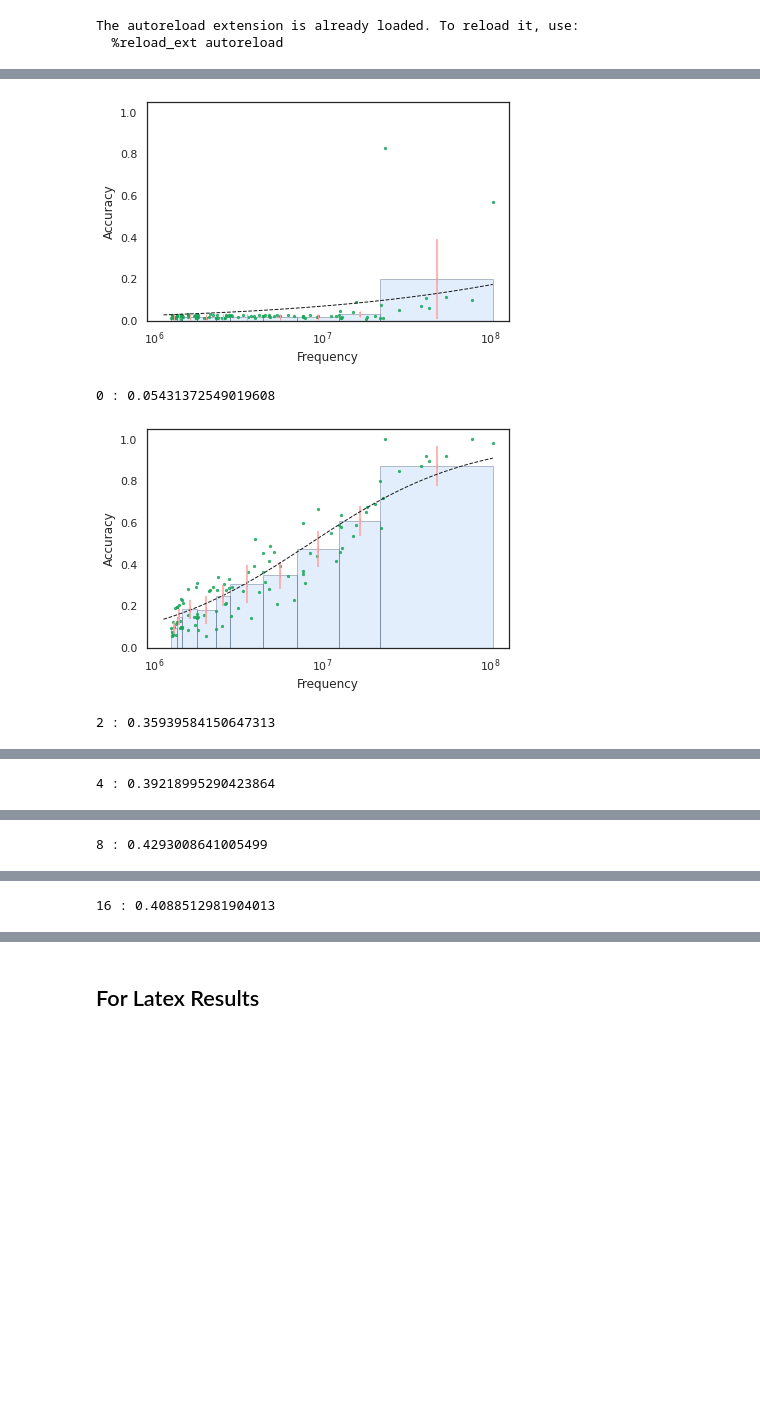
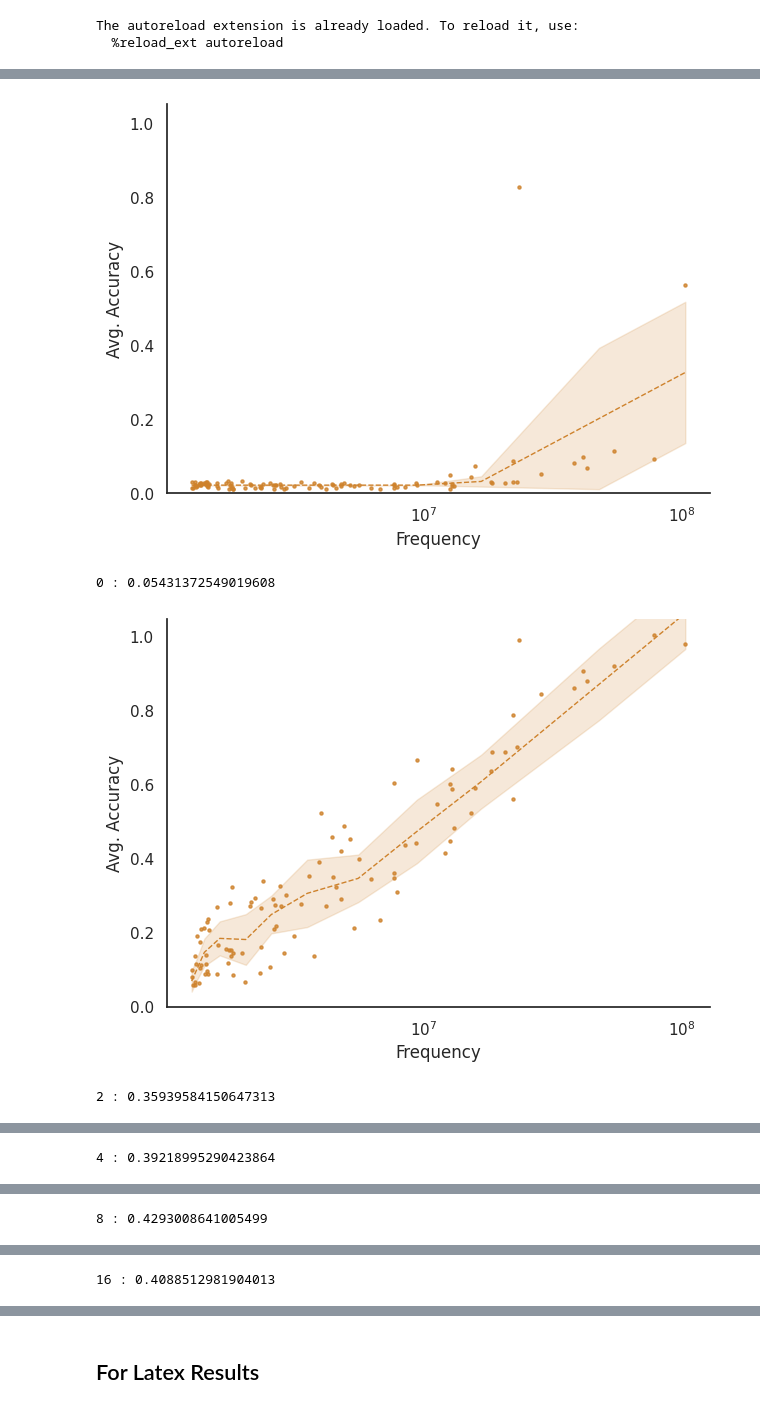
Before and after one commit to yasamanrazeghi7/TermFrequency, a Jupyter notebook: GPTAnalyzer/AggregateResults/clean_plots.ipynb, the cells around one changed output, grey strips where cells are left out. Cells and saved outputs as stored; diff of their text form; code cells hidden in the pictures; blank space fills up the shorter version.

```diff
--- a/GPTAnalyzer/AggregateResults/clean_plots.ipynb
+++ b/GPTAnalyzer/AggregateResults/clean_plots.ipynb
@@ -17,5 +22,3 @@ from plot_utils import PlotInfo, save_freq_acc_plot_and_get_info, save_logistic_
 # %% [output]
 The autoreload extension is already loaded. To reload it, use:
   %reload_ext autoreload
-# %%
-sns.set_theme(style="white", palette="pastel")
@@ -21,0 +28,5 @@ sns.set_theme(style="white", palette="pastel")
+# %%
+# RUN EVERYTIME
+mpl.rcdefaults()
+sns.set_theme(style="white")
+plot_utils.frequency_cache_singleton = my_frequency_cache
@@ -21,0 +62,12 @@ sns.set_theme(style="white", palette="pastel")
+# %%
+fig, ax = plt.subplots(1, 1)
+sns.despine()
+a = save_freq_acc_plot_and_get_info('mult', 4, 'gptj', key='xy', show_plot = True,
+                                    important_points=[
+                                                      # "('24', '47')",
+                                                      "('24', '48')",
+                                                      # "('23', '47')",
+                                                      "('23', '48')",
+                                                      ],
+                                    plot_scatters=False,
+                                    plot_log_reg=False)
@@ -21,0 +86,7 @@ sns.set_theme(style="white", palette="pastel")
+# %%
+a = save_freq_acc_plot_and_get_info(
+    'mult', 2, 'gptj', key='x',
+    plot_log_reg=False,
+    show_plot=True,
+    plot_bar=False,
+    important_points=[23, 24])
@@ -22,11 +95,17 @@ sns.set_theme(style="white", palette="pastel")
 # %%
 WORD = 'mult'
 MODEL = 'gptj'
 for shots in [0, 2, 4 ,8, 16]:
-    a = save_freq_acc_plot_and_get_info(WORD, shots, MODEL, key='x', show_plot = True)
+    fig, ax = plt.subplots(1, 1)
+    sns.despine()
+    a = save_freq_acc_plot_and_get_info(
+        WORD, shots, MODEL, key='x',
+        plot_log_reg=False,
+        plot_bar=False,
+        show_plot = True)
     print(shots, ":", a.accuracy_all)
 # %% [output]
-[figure, old version]
+[figure, new version]
 0 : 0.05431372549019608
-[figure, old version]
+[figure, new version]
 2 : 0.35939584150647313
```
Also changed, not shown: parts of 28 cells of this notebook, 2 other files.
